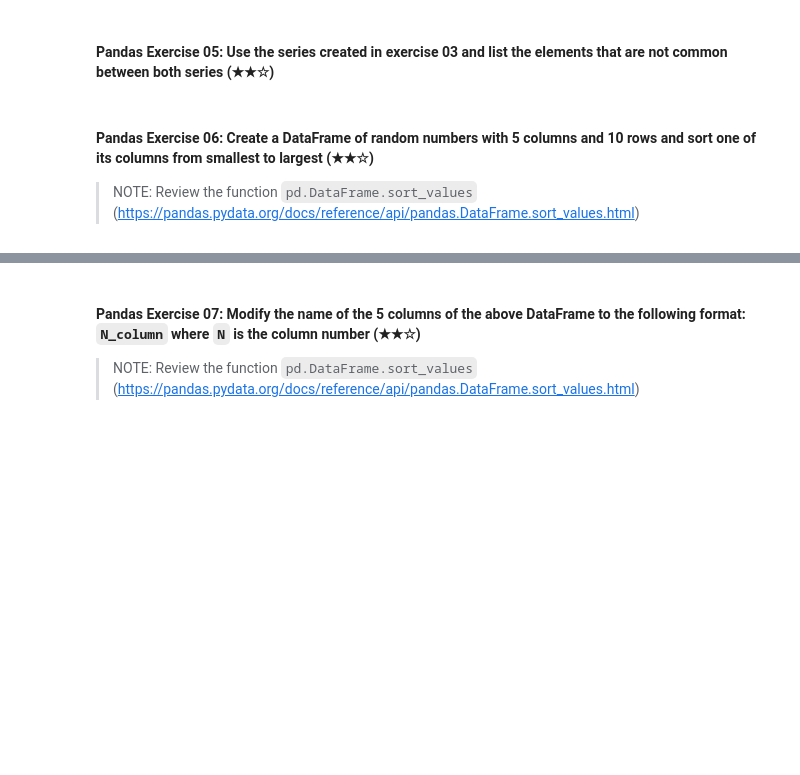
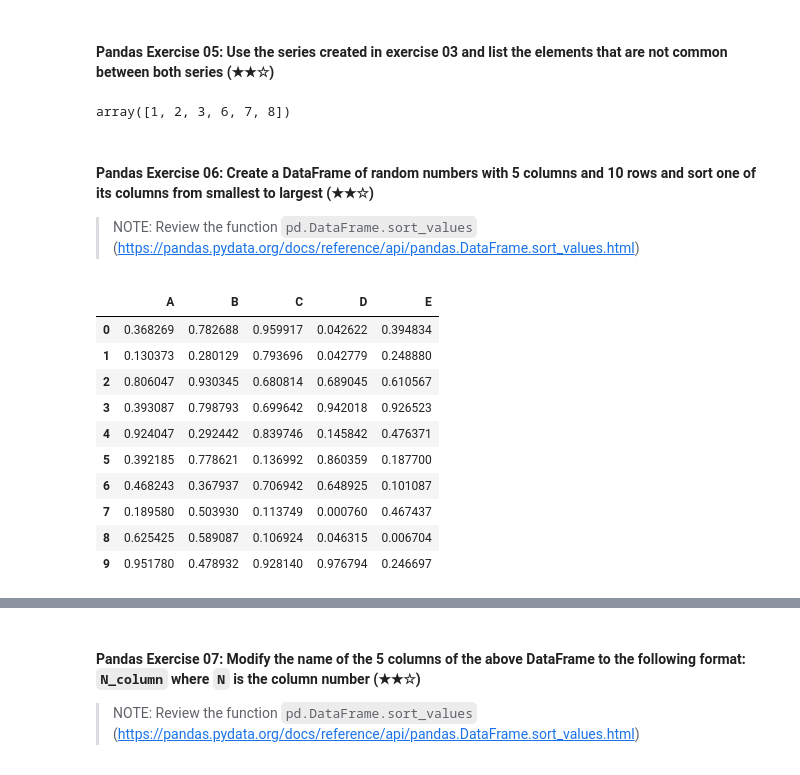
Before and after one commit to remelop03/machine-learning-prework, a Jupyter notebook: 03-pandas/03.1-Intro-To-Pandas.ipynb, the cells around one changed output, grey strips where cells are left out. Drawn from its saved outputs; the diff is of its cells as text; code cells hidden in the pictures; blank space fills up the shorter version.

```diff
--- a/03-pandas/03.1-Intro-To-Pandas.ipynb
+++ b/03-pandas/03.1-Intro-To-Pandas.ipynb
@@ -328,5 +436,20 @@ Also, this function can return results in different ways, depending on the funct
 # %% [markdown]
 #### Pandas Exercise 05: Use the series created in exercise 03 and list the elements that are not common between both series (★★☆)
+# %%
+import numpy as np
+import pandas as pd
+
+s1 = pd.Series([1, 2, 3, 4, 5])
+s2 = pd.Series([4, 5, 6, 7, 8])
+
+# Method 1
+unique_s1 = s1[~s1.isin(s2)]
+unique_s2 = s2[~s2.isin(s1)]
+
+unique_elements = np.concatenate([unique_s1, unique_s2])
+unique_elements
+# %% [output]
+array([1, 2, 3, 6, 7, 8])
 # %% [markdown]
 #### Pandas Exercise 06: Create a DataFrame of random numbers with 5 columns and 10 rows and sort one of its columns from smallest to largest (★★☆)
 
@@ -333,0 +467,17 @@ Also, this function can return results in different ways, depending on the funct
+# %%
+import numpy as np
+import pandas as pd
+df = pd.DataFrame(np.random.rand(10, 5), columns=['A', 'B', 'C', 'D', 'E'])
+df
+# %% [output]
+|  | A | B | C | D | E |
+| 0 | 0.368269 | 0.782688 | 0.959917 | 0.042622 | 0.394834 |
+| 1 | 0.130373 | 0.280129 | 0.793696 | 0.042779 | 0.248880 |
+| 2 | 0.806047 | 0.930345 | 0.680814 | 0.689045 | 0.610567 |
+| 3 | 0.393087 | 0.798793 | 0.699642 | 0.942018 | 0.926523 |
+| 4 | 0.924047 | 0.292442 | 0.839746 | 0.145842 | 0.476371 |
+| 5 | 0.392185 | 0.778621 | 0.136992 | 0.860359 | 0.187700 |
+| 6 | 0.468243 | 0.367937 | 0.706942 | 0.648925 | 0.101087 |
+| 7 | 0.189580 | 0.503930 | 0.113749 | 0.000760 | 0.467437 |
+| 8 | 0.625425 | 0.589087 | 0.106924 | 0.046315 | 0.006704 |
+| 9 | 0.951780 | 0.478932 | 0.928140 | 0.976794 | 0.246697 |
```
Also changed, not shown: parts of 14 cells of this notebook.
